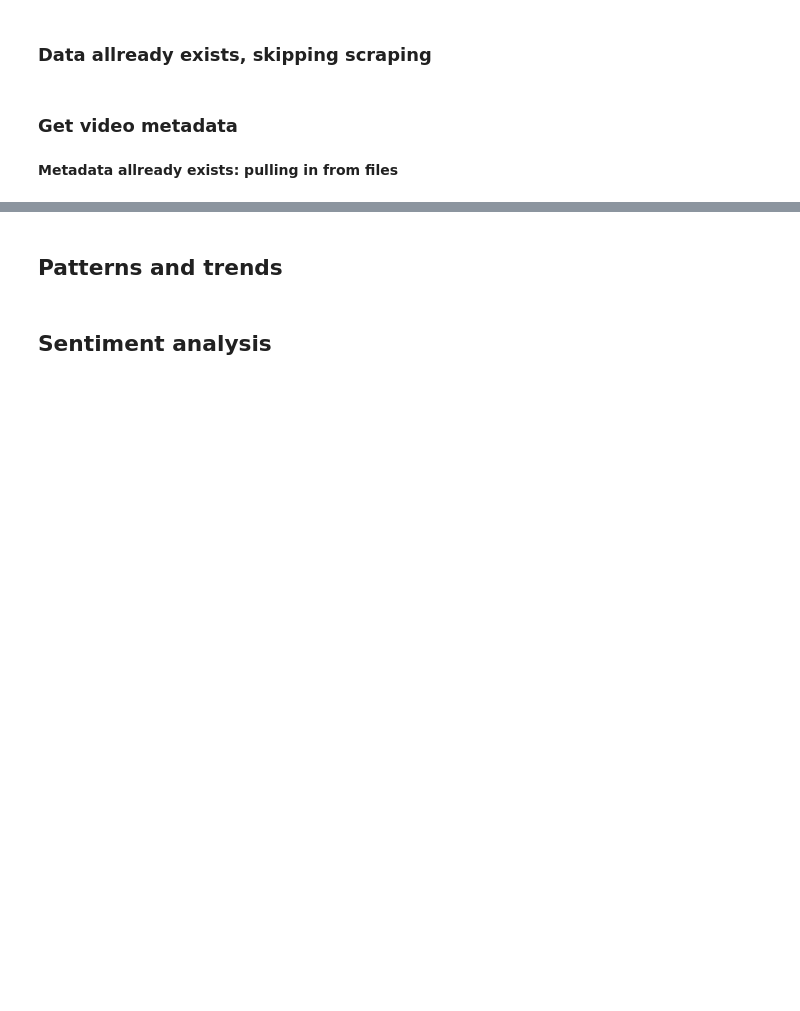
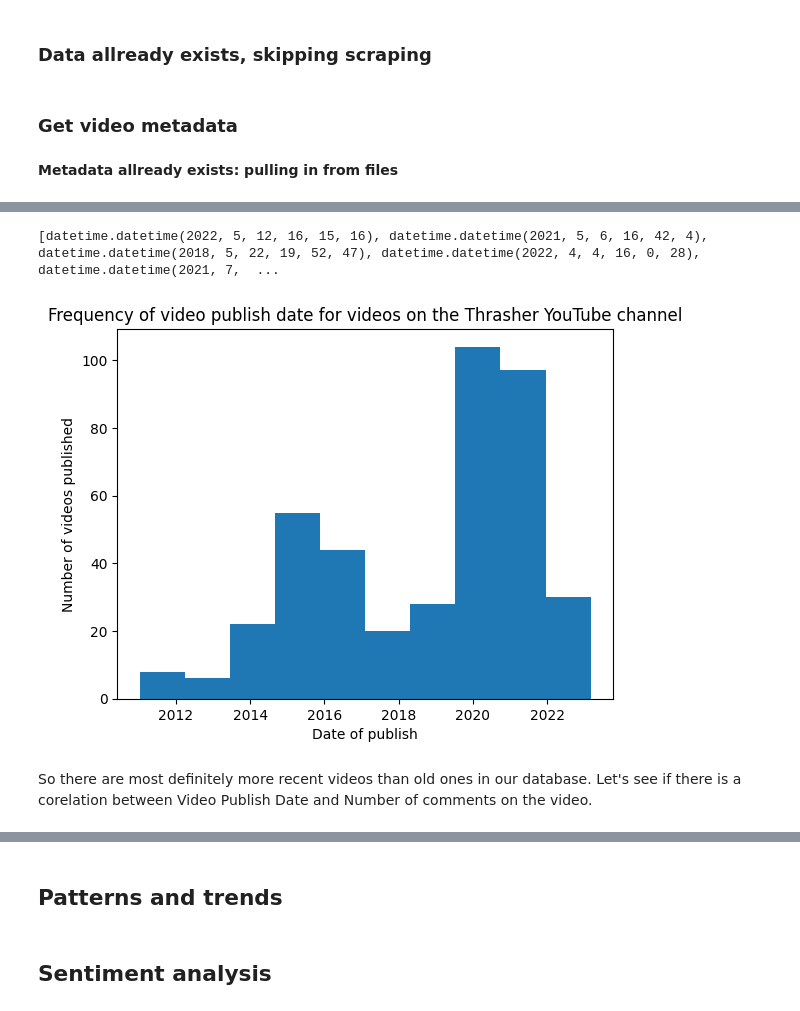
Before and after one commit to carterjandrew/anth-final-project, a Jupyter notebook: main.ipynb, the cells around one changed output, grey strips where cells are left out. Cells and saved outputs as stored; diff of their text form; code cells hidden in the pictures; blank space fills up the shorter version.

```diff
--- a/main.ipynb
+++ b/main.ipynb
@@ -258,0 +308,14 @@ else:
+# %%
+print([datetime.fromisoformat(metaData[key]["Published"][:-1]) for key in cleanedKeys])
+# %% [output]
+[datetime.datetime(2022, 5, 12, 16, 15, 16), datetime.datetime(2021, 5, 6, 16, 42, 4), datetime.datetime(2018, 5, 22, 19, 52, 47), datetime.datetime(2022, 4, 4, 16, 0, 28), datetime.datetime(2021, 7,  ...
+# %%
+plt.hist(sorted([datetime.fromisoformat(metaData[key]["Published"][:-1]) for key in cleanedKeys]))
+plt.title("Frequency of video publish date for videos on the Thrasher YouTube channel")
+plt.xlabel("Date of publish")
+plt.ylabel('Number of videos published')
+plt.show()
+# %% [output]
+[figure, added]
+# %% [markdown]
+So there are most definitely more recent videos than old ones in our database. Let's see if there is a corelation between Video Publish Date and Number of comments on the video.
```
Also changed, not shown: parts of 33 cells of this notebook, 1 other file.
